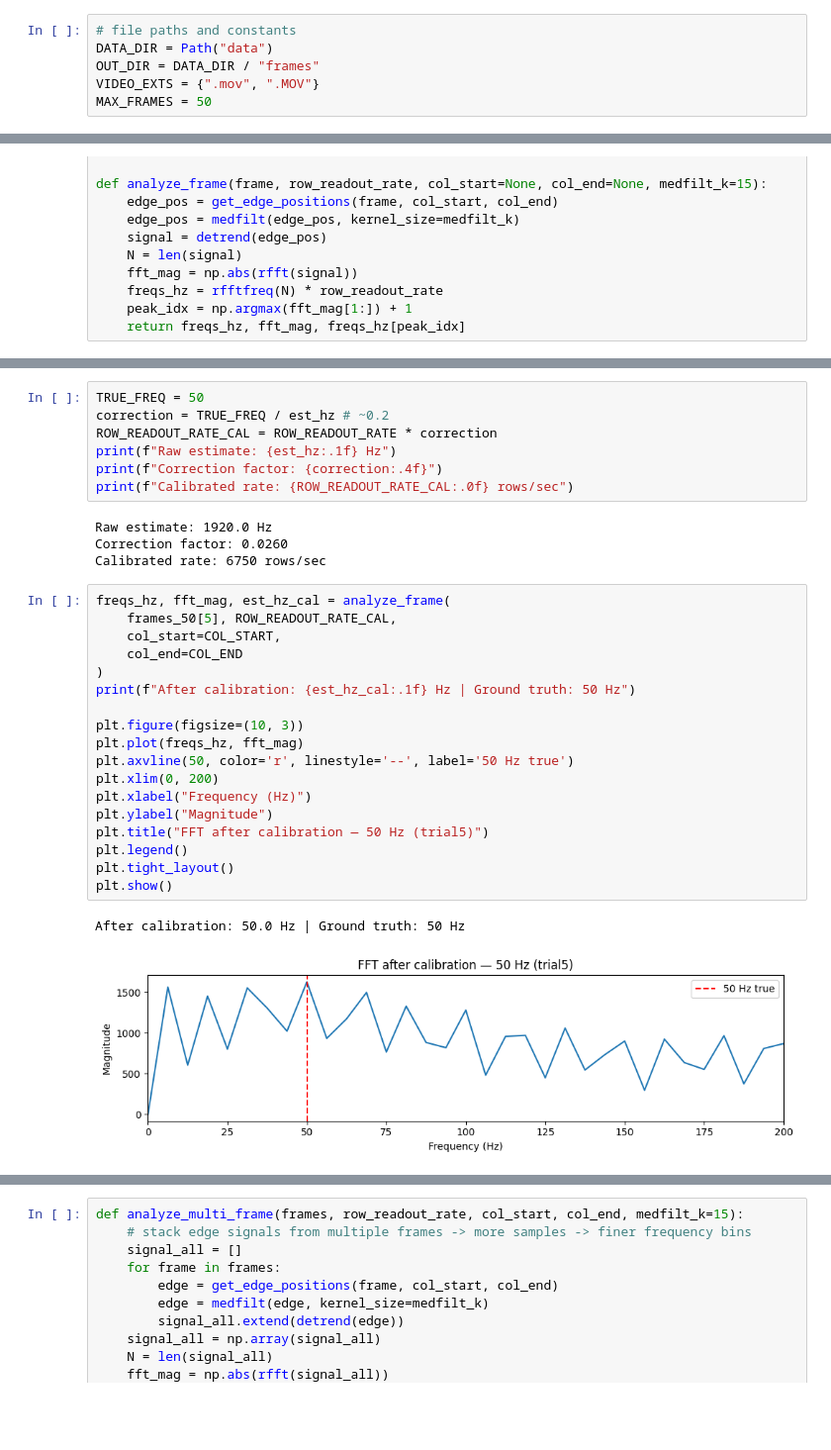
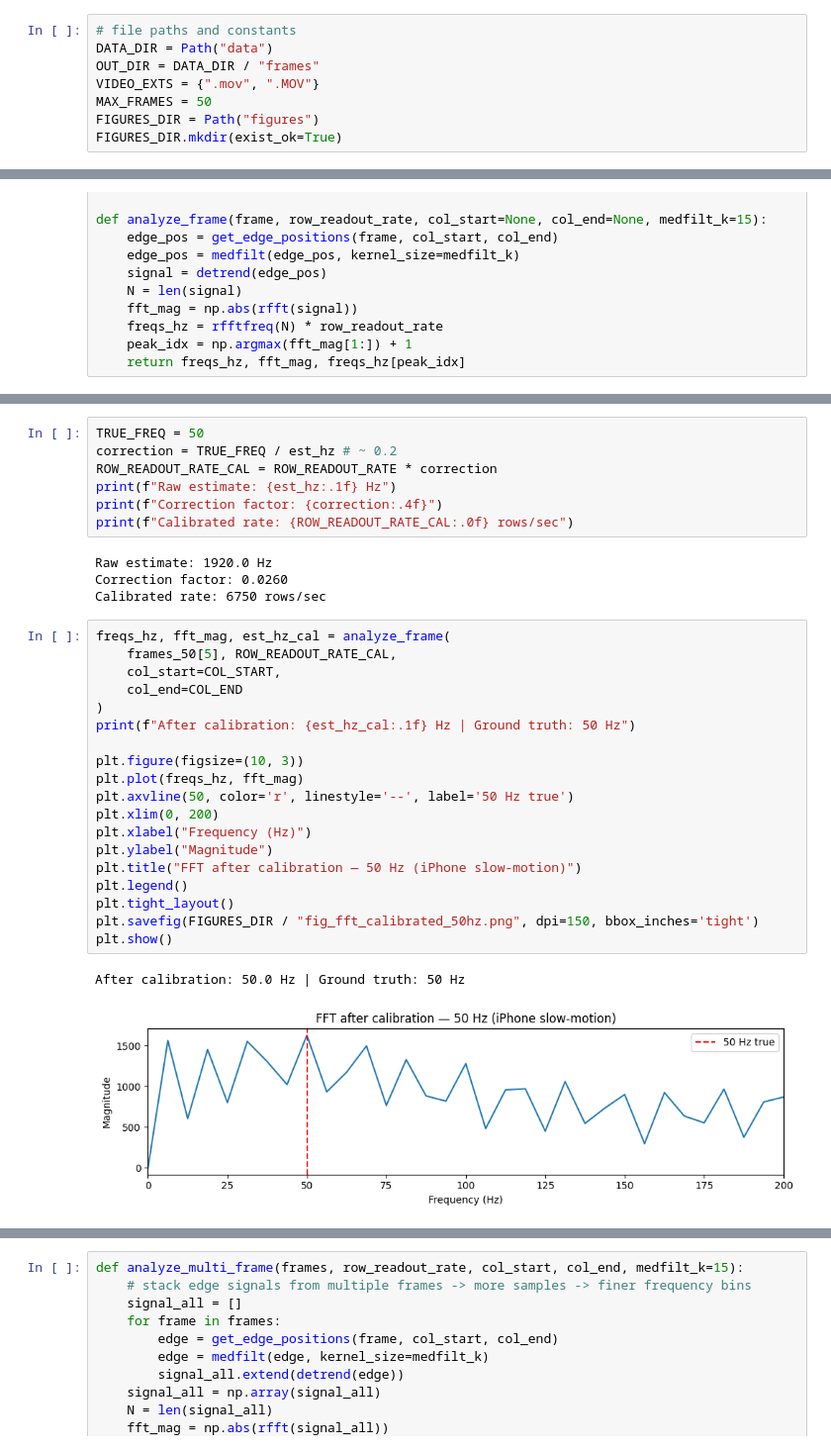
Before and after one commit to EKasuti/rolling-shutter-vibrometry, a Jupyter notebook: final.ipynb, the cells around one changed output, grey strips where cells are left out. Shown at 99% size. Drawn from its saved outputs; the diff is of its cells as text; blank space fills up the shorter version.

```diff
--- a/final.ipynb
+++ b/final.ipynb
@@ -44,6 +43,8 @@ DATA_DIR = Path("data")
 OUT_DIR = DATA_DIR / "frames"
 VIDEO_EXTS = {".mov", ".MOV"}
 MAX_FRAMES = 50
+FIGURES_DIR = Path("figures")
+FIGURES_DIR.mkdir(exist_ok=True)
 # %%
 # sorted list of (trial_dir, video_file) pairs
 videos = []
@@ -327,6 +333,6 @@ Estimated: 1920.0 Hz  |  Ground truth: 50 Hz
 # %%
 TRUE_FREQ = 50
-correction = TRUE_FREQ / est_hz # ~0.2
+correction = TRUE_FREQ / est_hz # ~ 0.2
 ROW_READOUT_RATE_CAL = ROW_READOUT_RATE * correction
 print(f"Raw estimate: {est_hz:.1f} Hz")
 print(f"Correction factor: {correction:.4f}")
@@ -338,24 +344,25 @@ Calibrated rate: 6750 rows/sec
 # %%
 freqs_hz, fft_mag, est_hz_cal = analyze_frame(
     frames_50[5], ROW_READOUT_RATE_CAL,
     col_start=COL_START,
     col_end=COL_END
 )
 print(f"After calibration: {est_hz_cal:.1f} Hz | Ground truth: 50 Hz")
 
 plt.figure(figsize=(10, 3))
 plt.plot(freqs_hz, fft_mag)
 plt.axvline(50, color='r', linestyle='--', label='50 Hz true')
 plt.xlim(0, 200)
 plt.xlabel("Frequency (Hz)")
 plt.ylabel("Magnitude")
-plt.title("FFT after calibration — 50 Hz (trial5)")
+plt.title("FFT after calibration — 50 Hz (iPhone slow-motion)")
 plt.legend()
 plt.tight_layout()
+plt.savefig(FIGURES_DIR / "fig_fft_calibrated_50hz.png", dpi=150, bbox_inches='tight')
 plt.show()
 # %% [output]
 After calibration: 50.0 Hz | Ground truth: 50 Hz
-[figure, old version]
+[figure, new version]
 # %% [markdown]
 ## 4. Multi-Frame FFT
 
```
Also changed, not shown: parts of 30 cells of this notebook, 13 other files.
